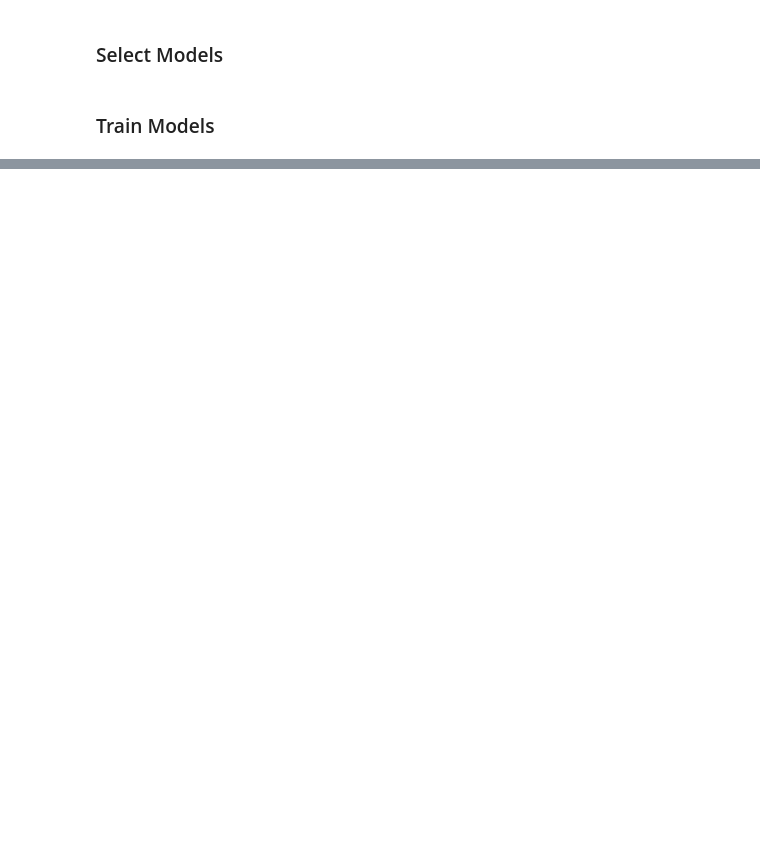
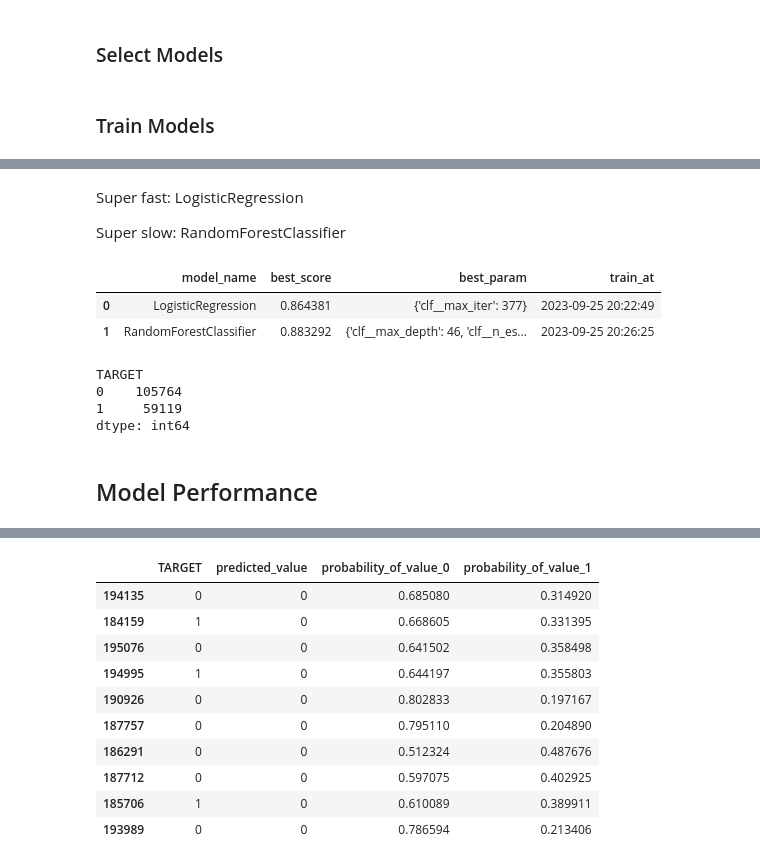
Before and after one commit to duongtruongtrong/hc_ds, a Jupyter notebook: duong_truong_hc_ds_assignment.ipynb, the cells around one changed output, grey strips where cells are left out. Cells and saved outputs as stored; diff of their text form; code cells hidden in the pictures; blank space fills up the shorter version.

Commit message:
Finish training models Save model performance and metrics

```diff
--- a/duong_truong_hc_ds_assignment.ipynb
+++ b/duong_truong_hc_ds_assignment.ipynb
@@ -479,7 +479,7 @@ exclude_col = ['ID_APPLICATION''TIME',
                 'TIME'
                 ] + mean_cols + std_cols
 
-features =  list(set(df_train.columns).difference(exclude_col))
+features =  list(set(df_encoding.columns).difference(exclude_col))
 
 features.sort()
 
@@ -491,6 +491,10 @@ print(len(features))
 165
 # %%
 df_train = df_encoding.loc[df_encoding['DATE_APPLICATION'] < datetime.date(2015, 5, 1)]
+
+train_X = df_train[features]
+train_Y = np.array(df_train['TARGET'])
+
 
 print('tran + val', len(df_train))
 
@@ -504,14 +508,3 @@ print('test', len(df_test))
 # %% [output]
 tran + val 164883
 test 17976
-# %%
-train, val = train_test_split(df_train, test_size=0.2, random_state=random_state, stratify=df_train['TARGET'])
-
-train_X = train[features]
-val_X = val[features]
-
-train_Y = np.array(train['TARGET'])
-val_Y = np.array(val['TARGET'])
-
-print('train', len(train))
-print('val', len(val))
@@ -599,3 +545,12 @@ clf_xgb = xgb.XGBClassifier(
 ### Train Models
 # %%
 import pickle
+# %%
+# for logging training results
+df_model_performance = pd.DataFrame(columns=['model_name',
+                                             'best_score',
+                                             'best_param',
+                                             'train_at'
+                                             ])
+
+df_model_performance
@@ -765,0 +700,39 @@ pipe = Pipeline(estimators)
+# %% [markdown]
+Super fast: LogisticRegression
+
+Super slow: RandomForestClassifier
+# %%
+df_model_performance
+# %% [output]
+|  | model_name | best_score | best_param | train_at |
+| 0 | LogisticRegression | 0.864381 | {'clf__max_iter': 377} | 2023-09-25 20:22:49 |
+| 1 | RandomForestClassifier | 0.883292 | {'clf__max_depth': 46, 'clf__n_es... | 2023-09-25 20:26:25 |
+# %%
+df_train.groupby('TARGET').size()
+# %% [output]
+TARGET
+0    105764
+1     59119
+dtype: int64
+# %% [markdown]
+## Model Performance
+# %%
+# Load from file
+# model_name = 'LogisticRegression'
+model_name = 'RandomForestClassifier'
+
+with open(os.path.join('models', f'{model_name}.pkl'), 'rb') as file:
+    pickle_model = pickle.load(file)
+
+_predictions = pickle_model.predict(test_X)
+_probas = pickle_model.predict_proba(test_X)
+predictions = pd.DataFrame(data=_predictions, index=test_X.index, columns=['predicted_value'])
+
+probabilities = pd.DataFrame(data=_probas, index=test_X.index, columns=['probability_of_value_0',
+                                                                        'probability_of_value_1',
+                                                                        ])
+# Build scored dataset
+results_test = df_test.join(predictions, how='left')
+results_test = results_test.join(probabilities, how='left')
+results_test[['TARGET', 'predicted_value', 'probability_of_value_0', 'probability_of_value_1',]].sample(10)
+# %% [output]
@@ -765,0 +749,11 @@ pipe = Pipeline(estimators)
+|  | TARGET | predicted_value | probability_of_value_0 | probability_of_value_1 |
+| 194135 | 0 | 0 | 0.685080 | 0.314920 |
+| 184159 | 1 | 0 | 0.668605 | 0.331395 |
+| 195076 | 0 | 0 | 0.641502 | 0.358498 |
+| 194995 | 1 | 0 | 0.644197 | 0.355803 |
+| 190926 | 0 | 0 | 0.802833 | 0.197167 |
+| 187757 | 0 | 0 | 0.795110 | 0.204890 |
+| 186291 | 0 | 0 | 0.512324 | 0.487676 |
+| 187712 | 0 | 0 | 0.597075 | 0.402925 |
+| 185706 | 1 | 0 | 0.610089 | 0.389911 |
+| 193989 | 0 | 0 | 0.786594 | 0.213406 |
```
Also changed, not shown: parts of 18 cells of this notebook, 2 other files.
